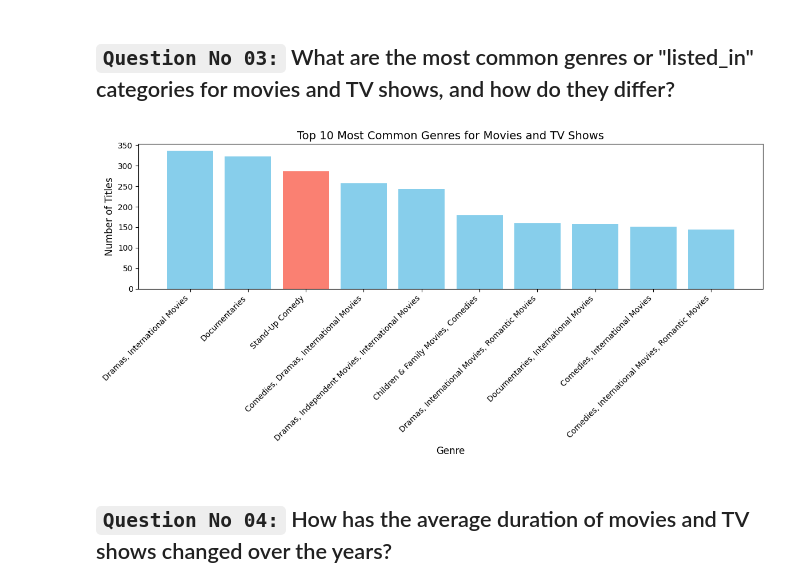
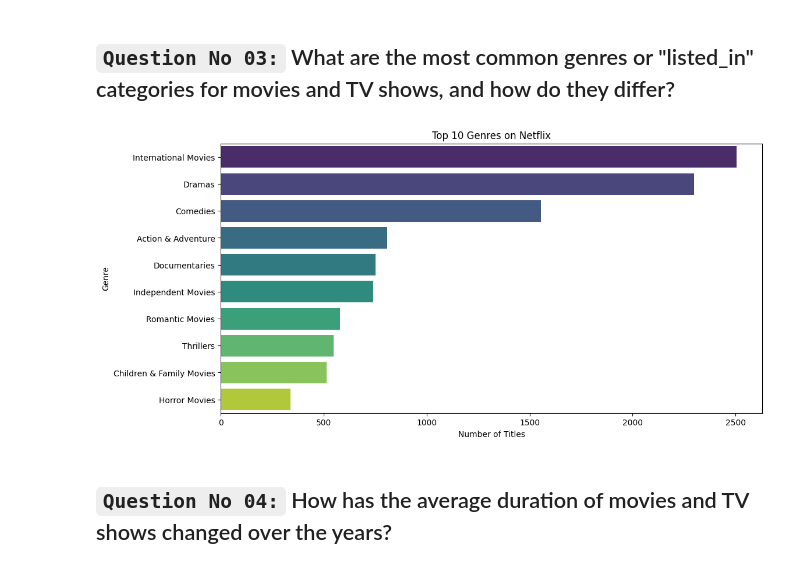
Before and after one commit to shaheeralics/Data-Science-Learning-With-Projects, a Jupyter notebook: Projects/EDA_Projects/02_Complete_EDA_on_Netflix_Data.ipynb, the cells around one changed output. Saved outputs shown, nothing was run; the diff lists cells and outputs as text; code cells hidden in the pictures.

```diff
--- a/Projects/EDA_Projects/02_Complete_EDA_on_Netflix_Data.ipynb
+++ b/Projects/EDA_Projects/02_Complete_EDA_on_Netflix_Data.ipynb
@@ -690,27 +671,24 @@ sorted_genres = sorted(genre_counts.items(), key=lambda item: item[1], reverse=T
-# %%
-# Prepare data
-top_10_genres = sorted_genres[:10]
-x_labels = [item[0] for item in top_10_genres]
-y_values = [item[1] for item in top_10_genres]
-colors = ['skyblue' if label == 'Movie' else 'salmon' for label in df['type']][:10]
-
-# Create the bar plot
-plt.figure(figsize=(12, 6))
-plt.bar(x_labels, y_values, color=colors)
-
-# Add labels and title
-plt.xlabel("Genre", fontsize=12)
-plt.ylabel("Number of Titles", fontsize=12)
-plt.title("Top 10 Most Common Genres for Movies and TV Shows", fontsize=14)
-
-# Rotate x-axis labels for better readability
-plt.xticks(rotation=45, ha='right')
-
-# Show the plot
-plt.tight_layout()
-plt.show()
-# %% [output]
-[figure, removed]
+# %%
+# Extract the genres for each title
+df['generes'] = df['categories'].str.split(', ')
+df['generes']
+
+
+# Count the frequency of each genre
+genre_counts = df.explode('generes')['generes'].value_counts()
+
+# Display the top 10 genres
+top_genres = genre_counts.head(10)
+top_genres
+# Create a bar plot of the top genres
+plt.figure(figsize=(12, 6))
+sns.barplot(x=top_genres.values, y=top_genres.index, palette='viridis')
+plt.xlabel('Number of Titles')
+plt.ylabel('Genre')
+plt.title('Top 10 Genres on Netflix')
+plt.show()
+# %% [output]
+[figure, added]
 # %% [markdown]
 ## **`Question No 04:`** How has the average duration of movies and TV shows changed over the years?
 # %%
```
Also changed, not shown: parts of 42 cells of this notebook.
